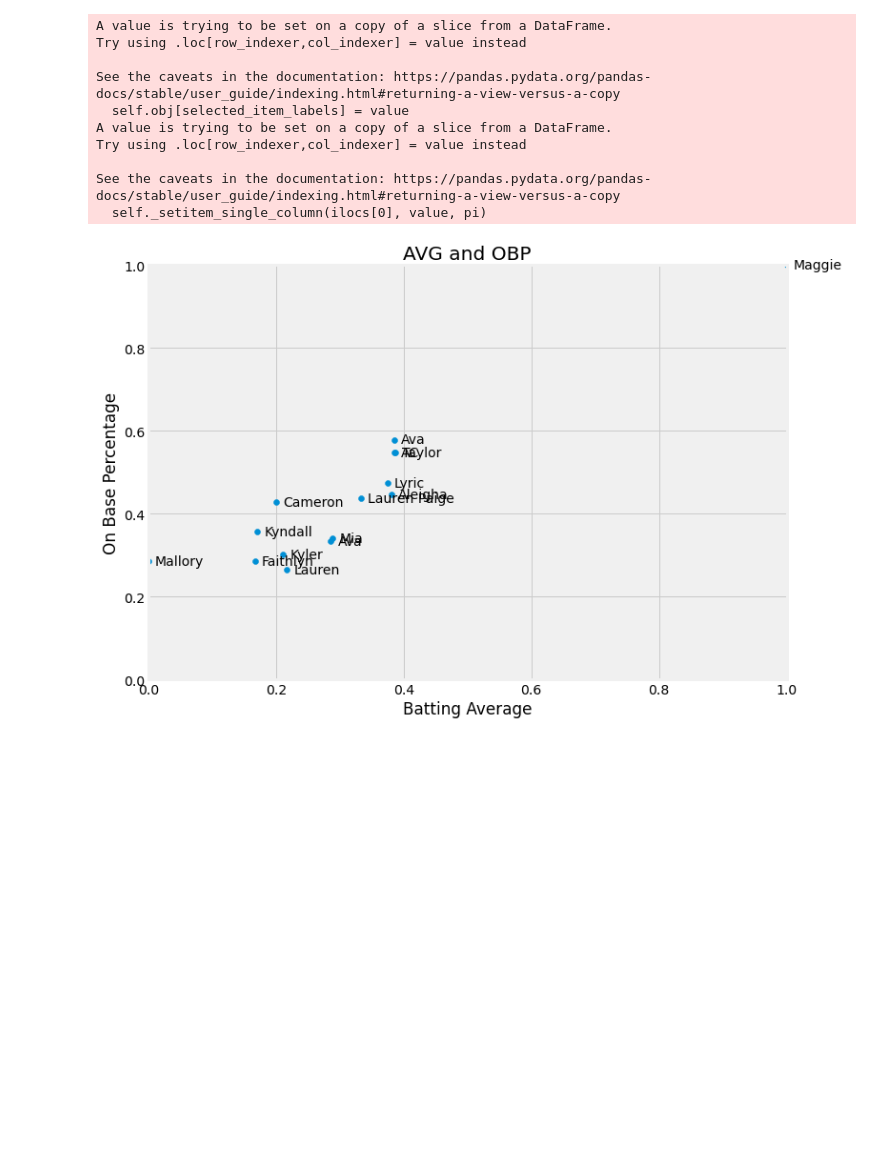
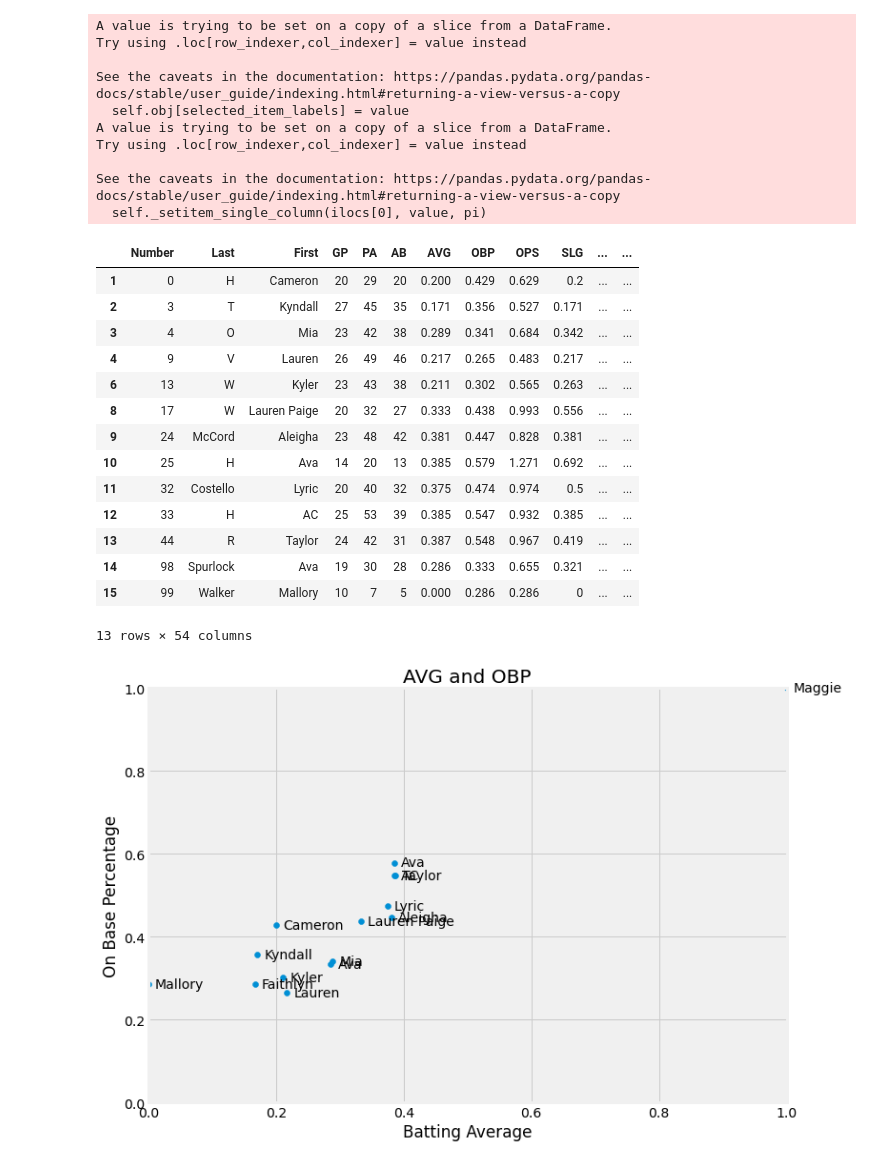
Before and after one commit to highsmithjd/softball, a Jupyter notebook: notebooks/gamechanger.ipynb, the cells around one changed output. Drawn from its saved outputs; the diff is of its cells as text; code cells hidden in the pictures; blank space fills up the shorter version.

Commit message:
consolidate dataframe

```diff
--- a/notebooks/gamechanger.ipynb
+++ b/notebooks/gamechanger.ipynb
@@ -72,6 +72,26 @@ Try using .loc[row_indexer,col_indexer] = value instead
 
 See the caveats in the documentation: https://pandas.pydata.org/pandas-docs/stable/user_guide/indexing.html#returning-a-view-versus-a-copy
   self._setitem_single_column(ilocs[0], value, pi)
+# %%
+# Create a new dataframe with platers who have played 8 games or more
+
+final_batting_df = initial_batting_df_drop_total.loc[(initial_batting_df_drop_total['GP'] >= 8)]
+# %% [output]
+|  | Number | Last | First | GP | PA | AB | AVG | OBP | OPS | SLG | ... | ... |
+| 1 | 0 | H | Cameron | 20 | 29 | 20 | 0.200 | 0.429 | 0.629 | 0.2 | ... | ... |
+| 2 | 3 | T | Kyndall | 27 | 45 | 35 | 0.171 | 0.356 | 0.527 | 0.171 | ... | ... |
+| 3 | 4 | O | Mia | 23 | 42 | 38 | 0.289 | 0.341 | 0.684 | 0.342 | ... | ... |
+| 4 | 9 | V | Lauren | 26 | 49 | 46 | 0.217 | 0.265 | 0.483 | 0.217 | ... | ... |
+| 6 | 13 | W | Kyler | 23 | 43 | 38 | 0.211 | 0.302 | 0.565 | 0.263 | ... | ... |
+| 8 | 17 | W | Lauren Paige | 20 | 32 | 27 | 0.333 | 0.438 | 0.993 | 0.556 | ... | ... |
+| 9 | 24 | McCord | Aleigha | 23 | 48 | 42 | 0.381 | 0.447 | 0.828 | 0.381 | ... | ... |
+| 10 | 25 | H | Ava | 14 | 20 | 13 | 0.385 | 0.579 | 1.271 | 0.692 | ... | ... |
+| 11 | 32 | Costello | Lyric | 20 | 40 | 32 | 0.375 | 0.474 | 0.974 | 0.5 | ... | ... |
+| 12 | 33 | H | AC | 25 | 53 | 39 | 0.385 | 0.547 | 0.932 | 0.385 | ... | ... |
+| 13 | 44 | R | Taylor | 24 | 42 | 31 | 0.387 | 0.548 | 0.967 | 0.419 | ... | ... |
+| 14 | 98 | Spurlock | Ava | 19 | 30 | 28 | 0.286 | 0.333 | 0.655 | 0.321 | ... | ... |
+| 15 | 99 | Walker | Mallory | 10 | 7 | 5 | 0.000 | 0.286 | 0.286 | 0 | ... | ... |
+13 rows × 54 columns
 # %%
 # Plot the AVG column on the x-axis and the OBP column on the y-axis
 # plt.xlim and plt.ylim moves the graph out to 1.0 which is a 1000 batting average and 1000 on base percentage
```
Also changed, not shown: parts of 2 cells of this notebook.
